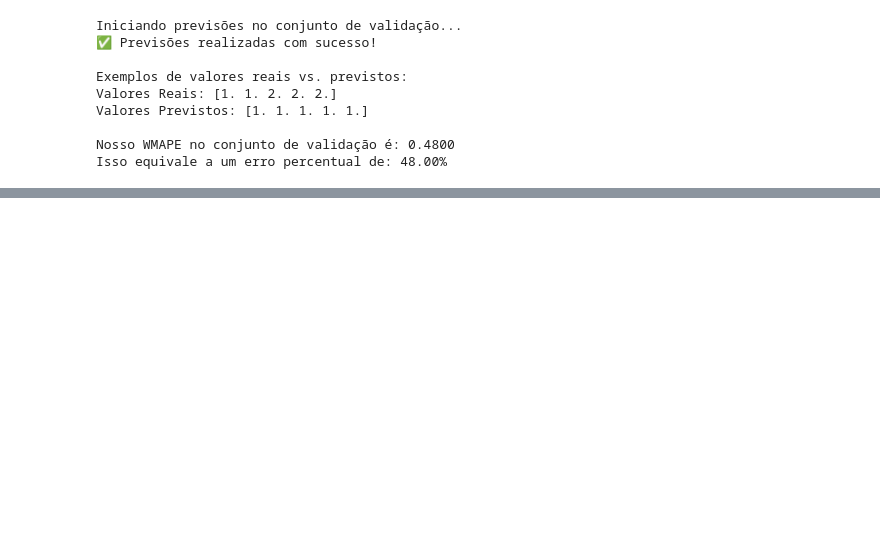
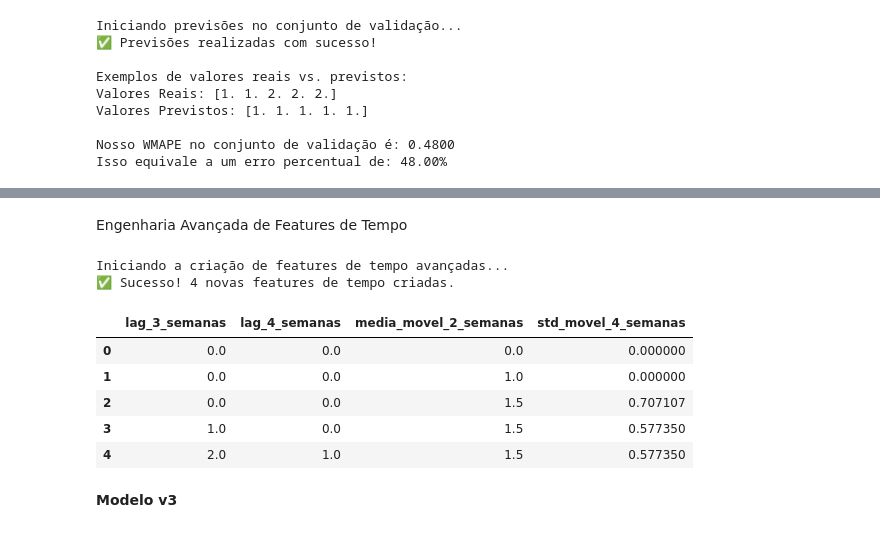
Before and after one commit to gustavokatsuo/Data-Prophets-Big-Data, a Jupyter notebook: notebooks/analise_exploratoria.ipynb, the cells around one changed output, grey strips where cells are left out. Saved outputs shown, nothing was run; the diff lists cells and outputs as text; code cells hidden in the pictures; blank space fills up the shorter version.

```diff
--- a/notebooks/analise_exploratoria.ipynb
+++ b/notebooks/analise_exploratoria.ipynb
@@ -706,0 +761,39 @@ print("-------------------------------------------")
+# %% [markdown]
+Engenharia Avançada de Features de Tempo
+# %%
+if 'df_modelo' in locals():
+    print("Iniciando a criação de features de tempo avançadas...")
+
+    # Usamos o groupby para calcular as features para cada produto em cada loja individualmente
+    grouped = df_modelo.groupby(['pdv', 'produto'])['quantity_total']
+
+    # --- Lags Adicionais ---
+    # Adicionamos lags de 3 e 4 semanas para dar uma visão de um passado um pouco mais distante
+    df_modelo['lag_3_semanas'] = grouped.shift(3).fillna(0)
+    df_modelo['lag_4_semanas'] = grouped.shift(4).fillna(0)
+
+    # --- Janelas Móveis Adicionais ---
+    # A média móvel de 2 semanas captura tendências de curtíssimo prazo
+    df_modelo['media_movel_2_semanas'] = grouped.transform(lambda x: x.rolling(2, min_periods=1).mean().shift(1)).fillna(0)
+
+    # O desvio padrão móvel captura a VOLATILIDADE das vendas recentes.
+    # É uma feature muito poderosa!
+    df_modelo['std_movel_4_semanas'] = grouped.transform(lambda x: x.rolling(4, min_periods=1).std().shift(1)).fillna(0)
+
+    print("✅ Sucesso! 4 novas features de tempo criadas.")
+
+    colunas_novas = ['lag_3_semanas', 'lag_4_semanas', 'media_movel_2_semanas', 'std_movel_4_semanas']
+    display(df_modelo[colunas_novas].head())
+else:
+    print("❌ ERRO: DataFrame 'df_modelo' não encontrado.")
+# %% [output]
+Iniciando a criação de features de tempo avançadas...
+✅ Sucesso! 4 novas features de tempo criadas.
+|  | lag_3_semanas | lag_4_semanas | media_movel_2_semanas | std_movel_4_semanas |
+| 0 | 0.0 | 0.0 | 0.0 | 0.000000 |
+| 1 | 0.0 | 0.0 | 1.0 | 0.000000 |
+| 2 | 0.0 | 0.0 | 1.5 | 0.707107 |
+| 3 | 1.0 | 0.0 | 1.5 | 0.577350 |
+| 4 | 2.0 | 1.0 | 1.5 | 0.577350 |
+# %% [markdown]
+**Modelo v3**
```
Also changed, not shown: parts of 19 cells of this notebook, 2 other files.
